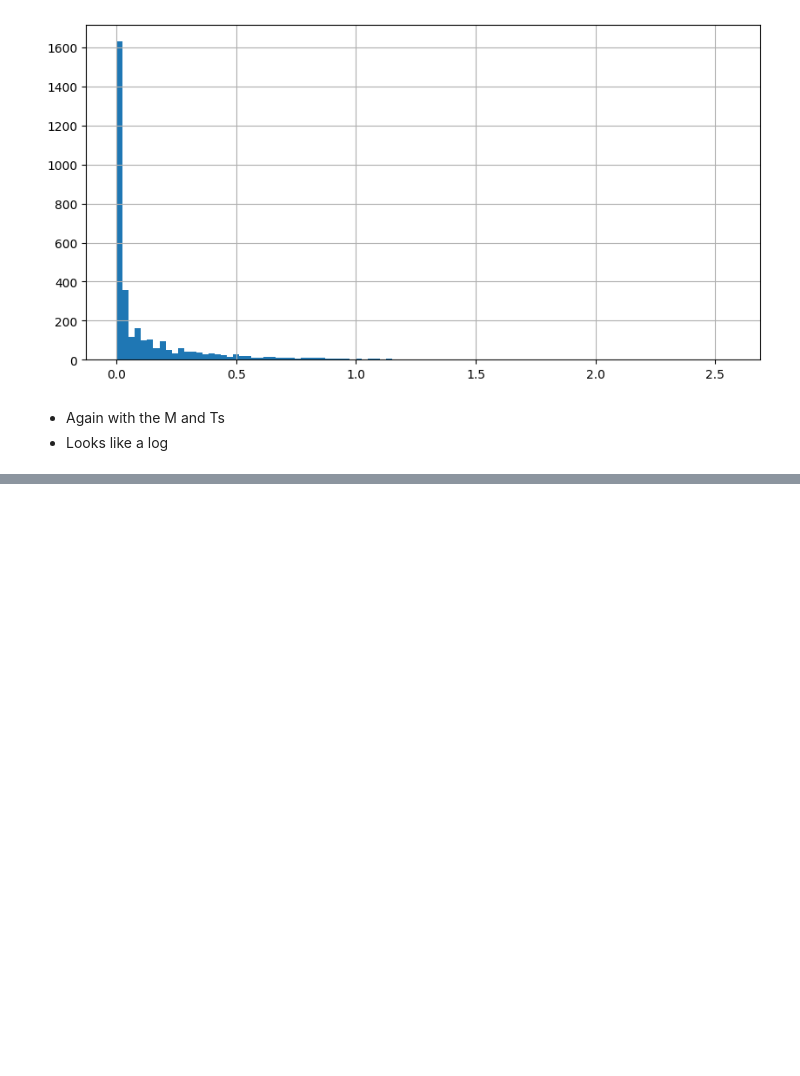
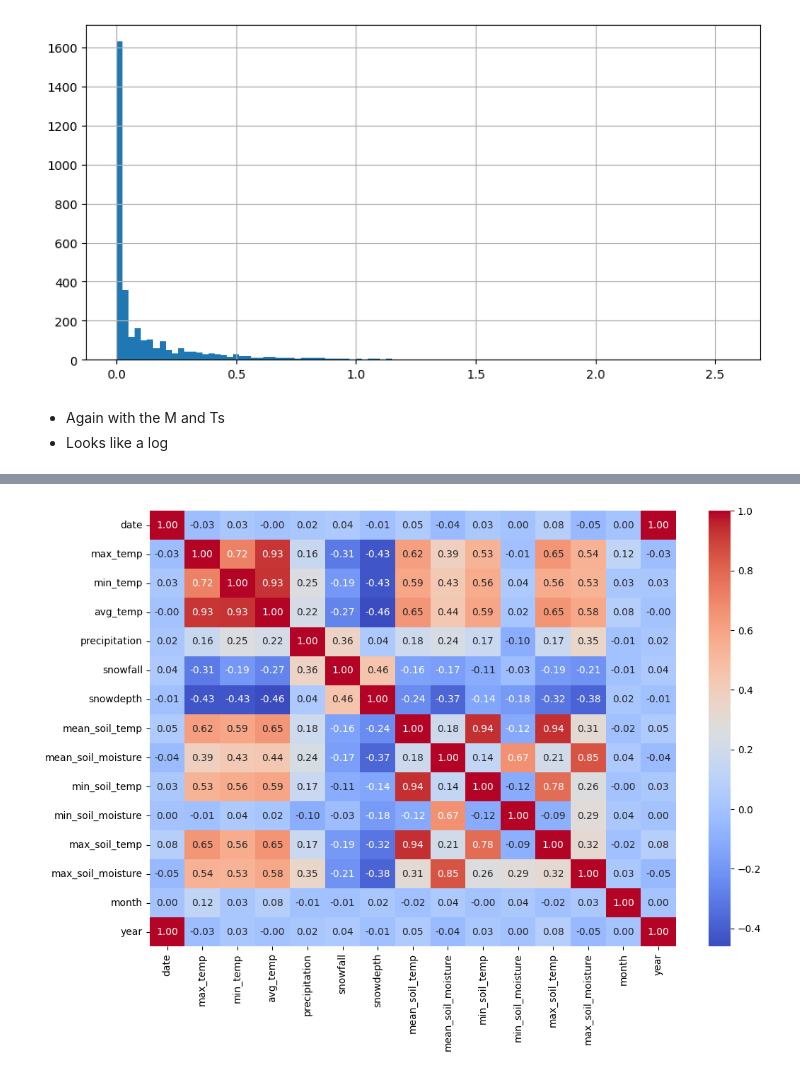
Before and after one commit to bradenkirkpatrick/Machine-Learning-Project-1, a Jupyter notebook: GroundHogProblem.ipynb, the cells around one changed output, grey strips where cells are left out. Saved outputs shown, nothing was run; the diff lists cells and outputs as text; code cells hidden in the pictures; blank space fills up the shorter version.

```diff
--- a/GroundHogProblem.ipynb
+++ b/GroundHogProblem.ipynb
@@ -227,0 +292,11 @@ X_filtered["precipitation"].hist(bins=100, figsize=(10,5))
+# %%
+# Remove non-numeric values
+X_filtered = X_filtered.apply(pandas.to_numeric, errors='coerce')
+X_filtered.corr()
+plot.figure(figsize=(12, 8))
+seaborn.heatmap(X_filtered.corr(), annot=True, fmt=".2f", cmap='coolwarm')
+plot.xticks(fontsize=10)
+plot.yticks(fontsize=10)
+plot.show()
+# %% [output]
+[figure, added]
```
Also changed, not shown: parts of 5 cells of this notebook.
